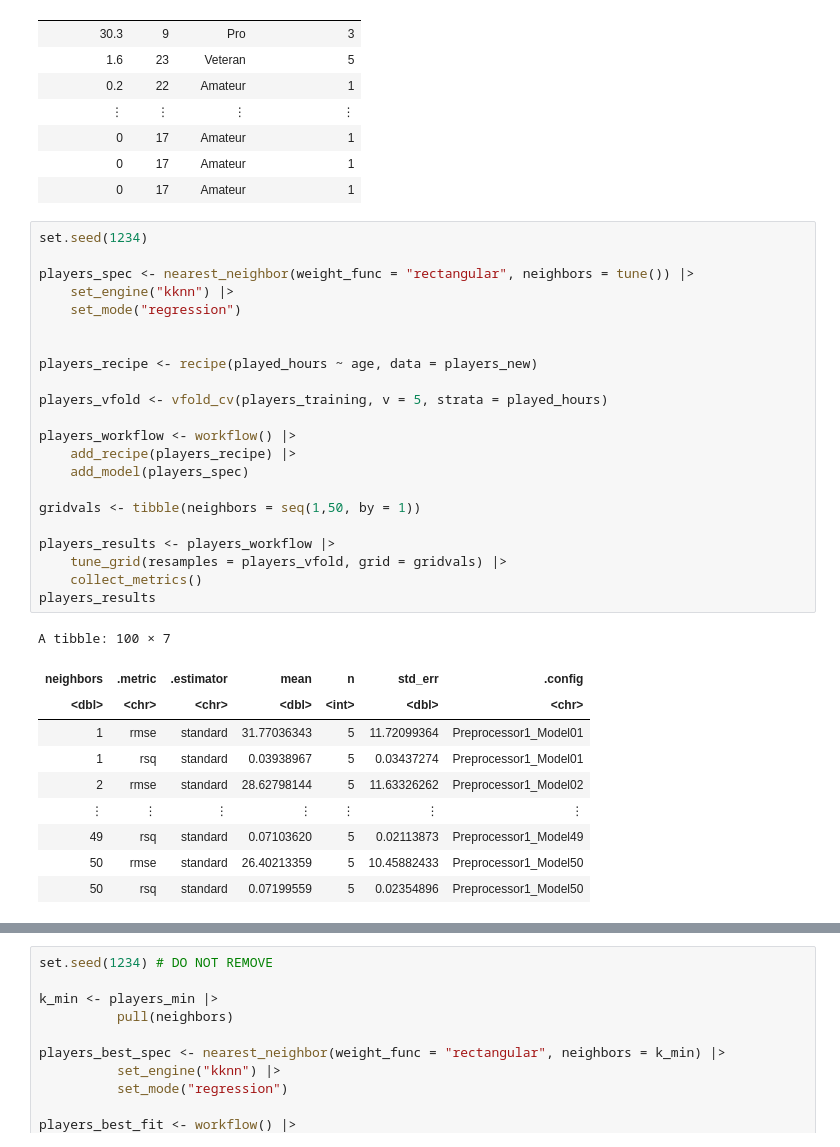
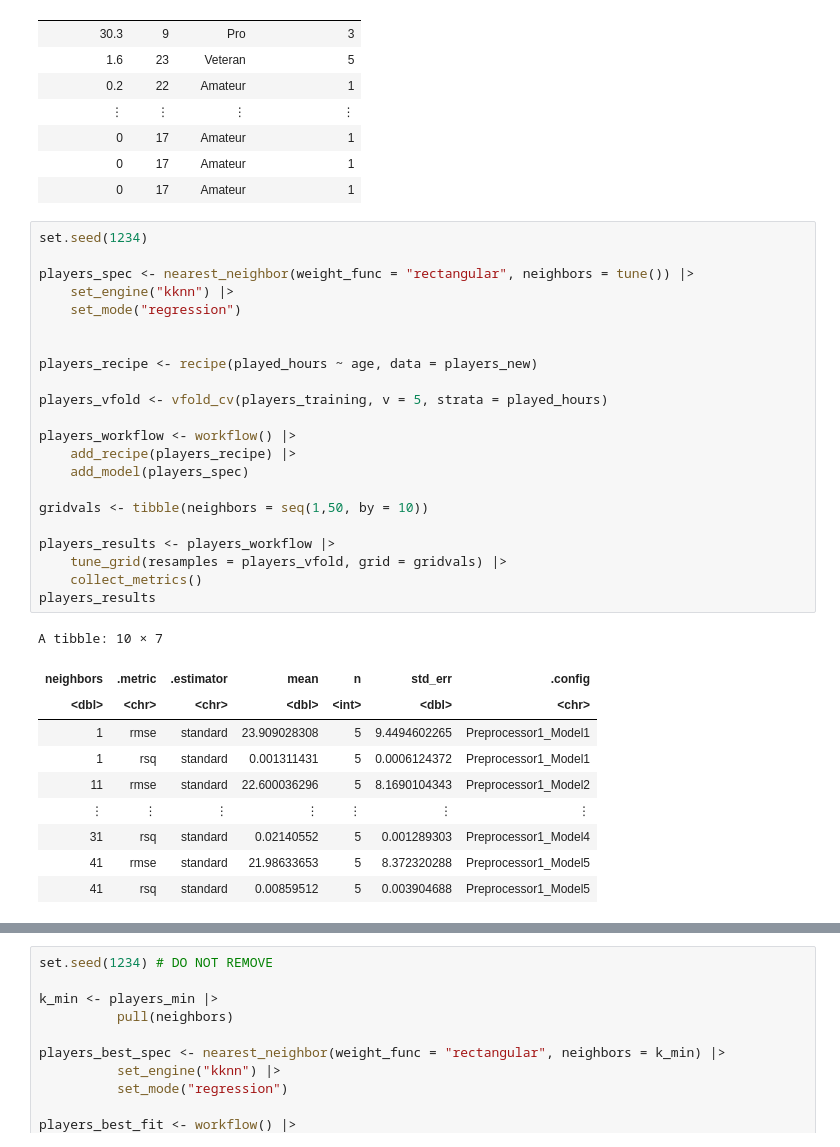
Before and after one commit to alicezh12/Project-Final-Report, a Jupyter notebook: final_project.ipynb, the cells around one changed output, grey strips where cells are left out. Saved outputs shown, nothing was run; the diff lists cells and outputs as text.

```diff
--- a/final_project.ipynb
+++ b/final_project.ipynb
@@ -162,36 +162,36 @@ A tibble: 50 × 4
 # %%
 set.seed(1234)
 
 players_spec <- nearest_neighbor(weight_func = "rectangular", neighbors = tune()) |>
     set_engine("kknn") |>
     set_mode("regression")
 
 
 players_recipe <- recipe(played_hours ~ age, data = players_new)
 
 players_vfold <- vfold_cv(players_training, v = 5, strata = played_hours)
 
 players_workflow <- workflow() |>
     add_recipe(players_recipe) |>
     add_model(players_spec)
 
-gridvals <- tibble(neighbors = seq(1,50, by = 1))
+gridvals <- tibble(neighbors = seq(1,50, by = 10))
 
 players_results <- players_workflow |>
     tune_grid(resamples = players_vfold, grid = gridvals) |>
     collect_metrics()
 players_results
 # %% [output]
-A tibble: 100 × 7
+A tibble: 10 × 7
 | neighbors | .metric | .estimator | mean | n | std_err | .config |
 | <dbl> | <chr> | <chr> | <dbl> | <int> | <dbl> | <chr> |
-| 1 | rmse | standard | 31.77036343 | 5 | 11.72099364 | Preprocessor1_Model01 |
-| 1 | rsq | standard | 0.03938967 | 5 | 0.03437274 | Preprocessor1_Model01 |
-| 2 | rmse | standard | 28.62798144 | 5 | 11.63326262 | Preprocessor1_Model02 |
+| 1 | rmse | standard | 23.909028308 | 5 | 9.4494602265 | Preprocessor1_Model1 |
+| 1 | rsq | standard | 0.001311431 | 5 | 0.0006124372 | Preprocessor1_Model1 |
+| 11 | rmse | standard | 22.600036296 | 5 | 8.1690104343 | Preprocessor1_Model2 |
 | ⋮ | ⋮ | ⋮ | ⋮ | ⋮ | ⋮ | ⋮ |
-| 49 | rsq | standard | 0.07103620 | 5 | 0.02113873 | Preprocessor1_Model49 |
-| 50 | rmse | standard | 26.40213359 | 5 | 10.45882433 | Preprocessor1_Model50 |
-| 50 | rsq | standard | 0.07199559 | 5 | 0.02354896 | Preprocessor1_Model50 |
+| 31 | rsq | standard | 0.02140552 | 5 | 0.001289303 | Preprocessor1_Model4 |
+| 41 | rmse | standard | 21.98633653 | 5 | 8.372320288 | Preprocessor1_Model5 |
+| 41 | rsq | standard | 0.00859512 | 5 | 0.003904688 | Preprocessor1_Model5 |
 # %%
 rmse_data <- players_results |>
   filter(.metric == "rmse")
```
Also changed, not shown: parts of 2 cells of this notebook.
